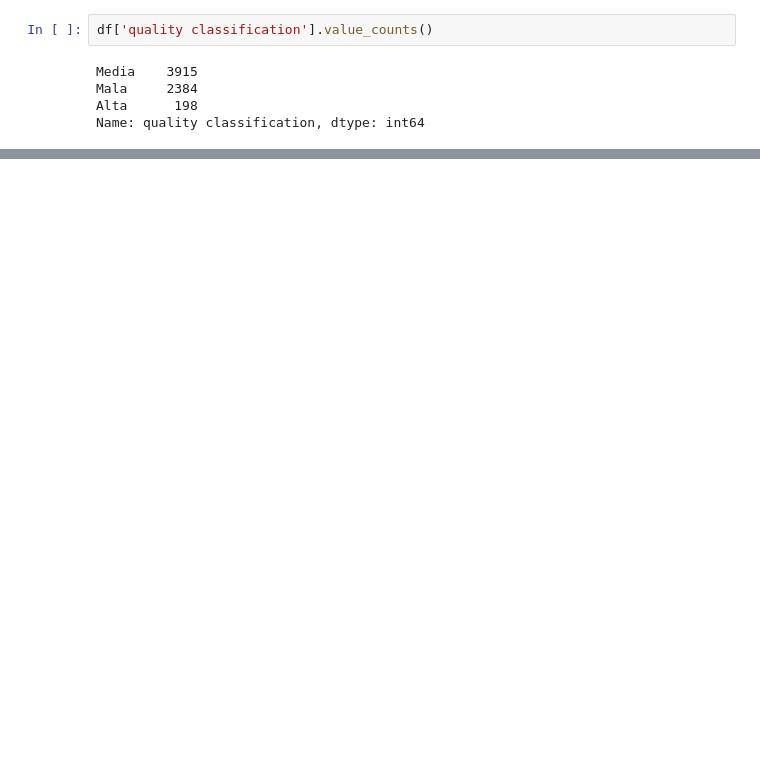
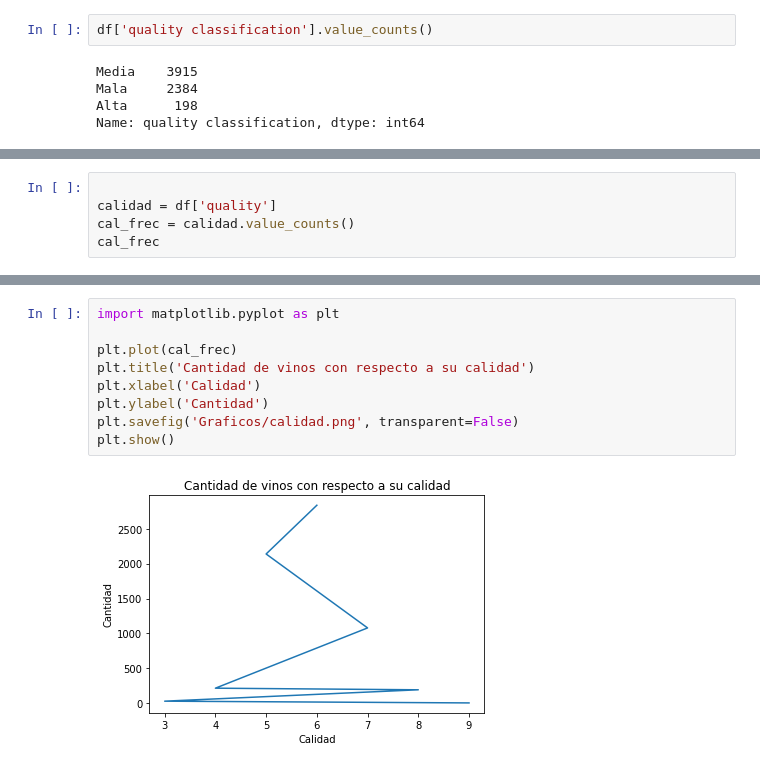
Before and after one commit to cmonttf/Tarea_3_SO, a Jupyter notebook: prueba.ipynb, the cells around one changed output, grey strips where cells are left out. Saved outputs shown, nothing was run; the diff lists cells and outputs as text; blank space fills up the shorter version.

```diff
--- a/prueba.ipynb
+++ b/prueba.ipynb
@@ -135,0 +131,5 @@ Text(0.5, 0, 'Muestras')
+# %%
+
+calidad = df['quality']
+cal_frec = calidad.value_counts()
+cal_frec
@@ -135,0 +157,11 @@ Text(0.5, 0, 'Muestras')
+# %%
+import matplotlib.pyplot as plt
+
+plt.plot(cal_frec)
+plt.title('Cantidad de vinos con respecto a su calidad')
+plt.xlabel('Calidad')
+plt.ylabel('Cantidad')
+plt.savefig('Graficos/calidad.png', transparent=False)
+plt.show()
+# %% [output]
+[figure, added]
```
Also changed, not shown: parts of 15 cells of this notebook, 4 other files.
